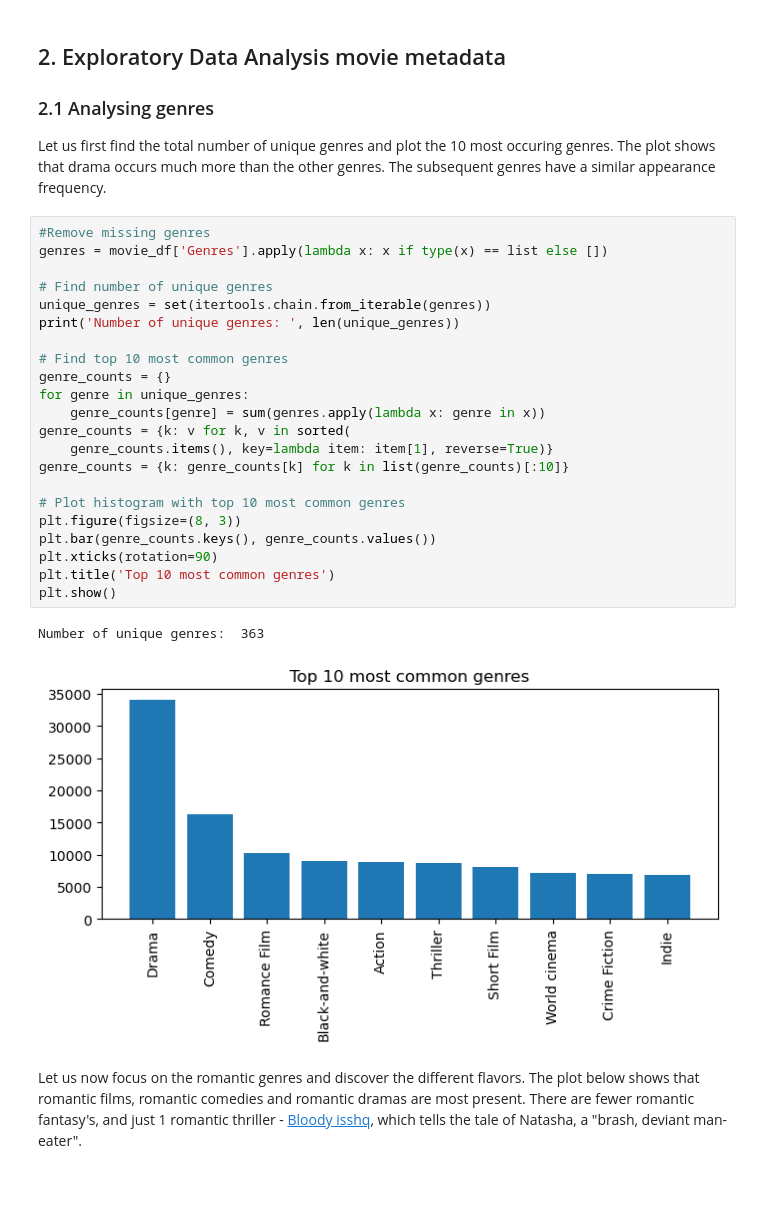
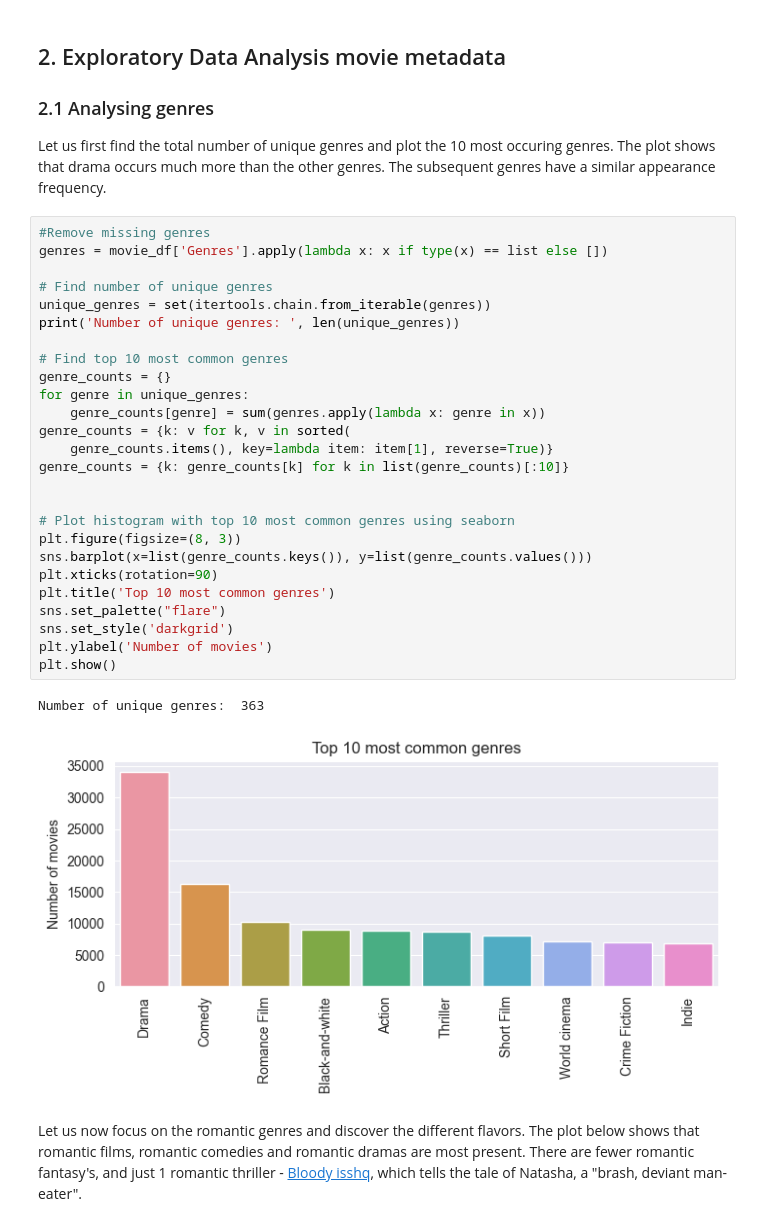
Before and after one commit to epfl-ada/ada-2022-project-toestewbrr, a Jupyter notebook: general_analysis.ipynb, the cells around one changed output. Drawn from its saved outputs; the diff is of its cells as text; blank space fills up the shorter version.

Commit message:
Nicer plots

```diff
--- a/general_analysis.ipynb
+++ b/general_analysis.ipynb
@@ -171,28 +175,32 @@ Let us first find the total number of unique genres and plot the 10 most occurin
 # %%
 #Remove missing genres
 genres = movie_df['Genres'].apply(lambda x: x if type(x) == list else [])
 
 # Find number of unique genres
 unique_genres = set(itertools.chain.from_iterable(genres))
 print('Number of unique genres: ', len(unique_genres))
 
 # Find top 10 most common genres
 genre_counts = {}
 for genre in unique_genres:
     genre_counts[genre] = sum(genres.apply(lambda x: genre in x))
 genre_counts = {k: v for k, v in sorted(
     genre_counts.items(), key=lambda item: item[1], reverse=True)}
 genre_counts = {k: genre_counts[k] for k in list(genre_counts)[:10]}
 
-# Plot histogram with top 10 most common genres
+
+# Plot histogram with top 10 most common genres using seaborn
 plt.figure(figsize=(8, 3))
-plt.bar(genre_counts.keys(), genre_counts.values())
+sns.barplot(x=list(genre_counts.keys()), y=list(genre_counts.values()))
 plt.xticks(rotation=90)
 plt.title('Top 10 most common genres')
+sns.set_palette("flare")
+sns.set_style('darkgrid')
+plt.ylabel('Number of movies')
 plt.show()
 # %% [output]
 Number of unique genres:  363
-[figure, old version]
+[figure, new version]
 # %% [markdown]
 Let us now focus on the romantic genres and discover the different flavors. The plot below shows that romantic films, romantic comedies and romantic dramas are most present. There are fewer romantic fantasy's, and just 1 romantic thriller - [Bloody isshq](https://en.wikipedia.org/wiki/Bloody_Isshq), which tells the tale of Natasha, a "brash, deviant man-eater".
 # %%
```
Also changed, not shown: parts of 15 cells of this notebook.
